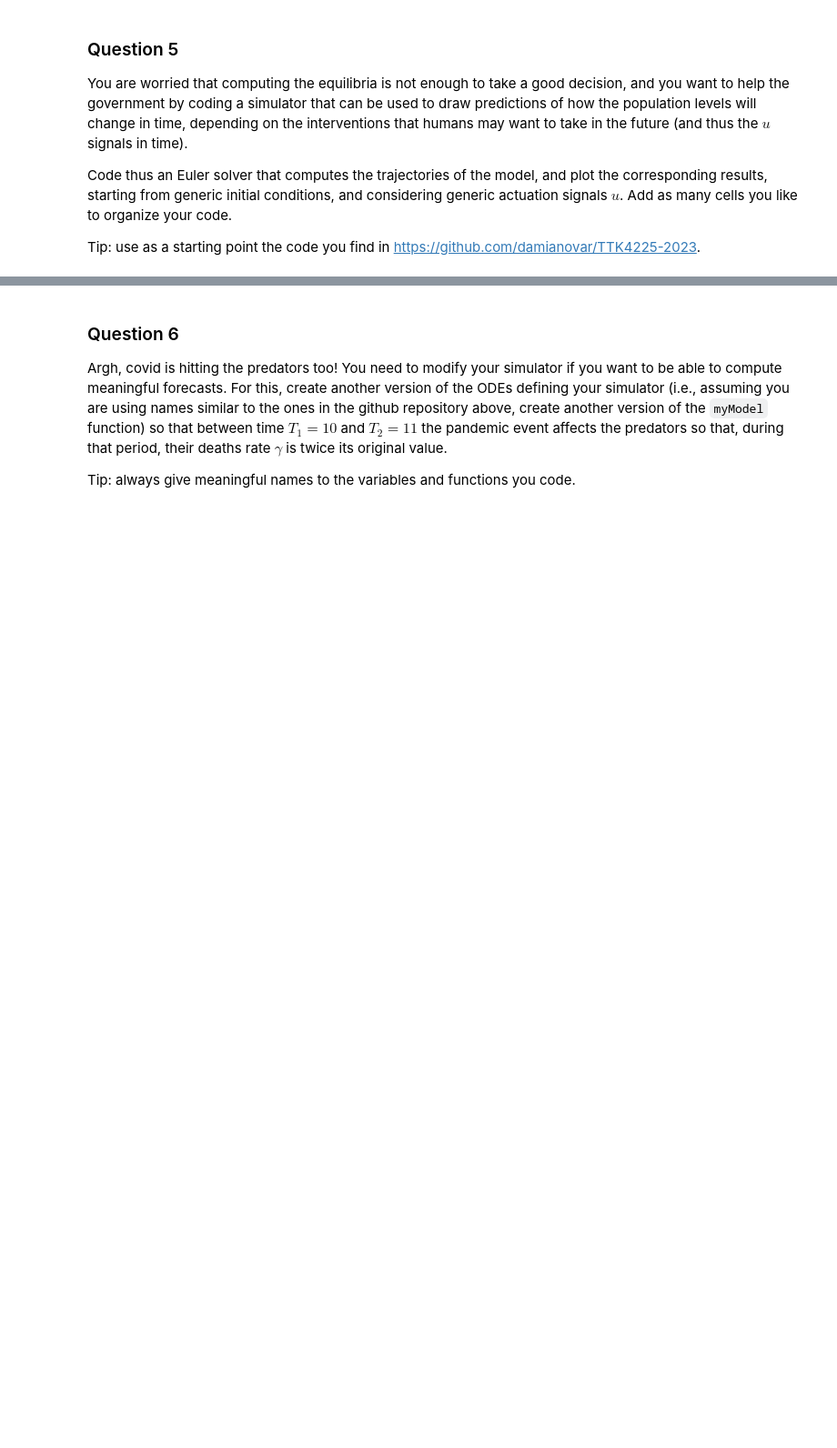
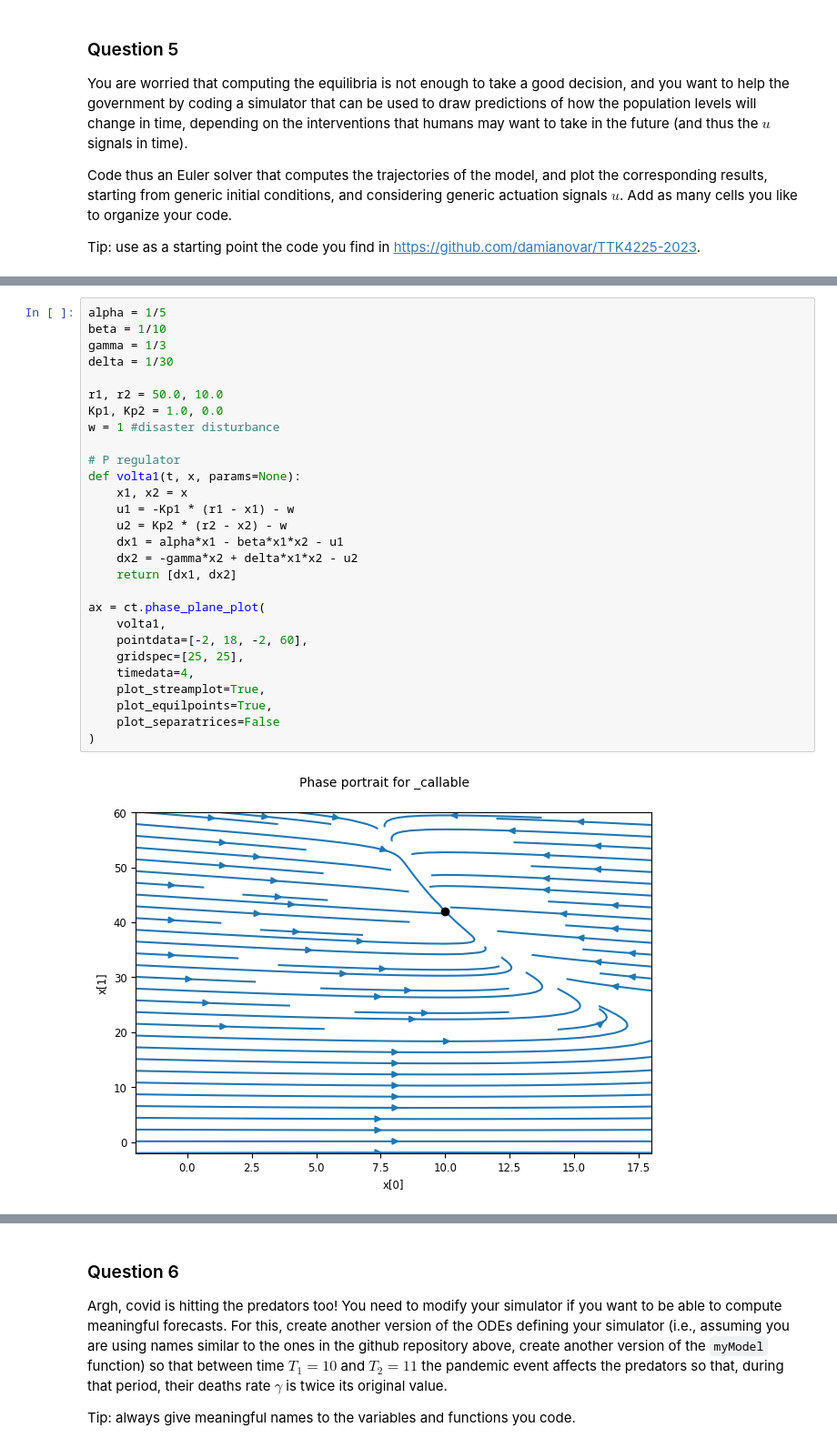
Before and after one commit to JalmaGit/TTK4225-Assignments, a Jupyter notebook: Assignment_2/TTK4225 2024 - Assignment 02.ipynb, the cells around one changed output, grey strips where cells are left out. Shown at 91% size. Drawn from its saved outputs; the diff is of its cells as text; blank space fills up the shorter version.

```diff
--- a/Assignment_2/TTK4225 2024 - Assignment 02.ipynb
+++ b/Assignment_2/TTK4225 2024 - Assignment 02.ipynb
@@ -70,0 +182,30 @@ Tip: use as a starting point the code you find in https://github.com/damianovar/
+# %%
+alpha = 1/5
+beta = 1/10
+gamma = 1/3
+delta = 1/30
+
+r1, r2 = 50.0, 10.0
+Kp1, Kp2 = 1.0, 0.0
+w = 1 #disaster disturbance
+
+# P regulator
+def volta1(t, x, params=None):
+    x1, x2 = x
+    u1 = -Kp1 * (r1 - x1) - w
+    u2 = Kp2 * (r2 - x2) - w
+    dx1 = alpha*x1 - beta*x1*x2 - u1
+    dx2 = -gamma*x2 + delta*x1*x2 - u2
+    return [dx1, dx2]
+
+ax = ct.phase_plane_plot(
+    volta1,
+    pointdata=[-2, 18, -2, 60],
+    gridspec=[25, 25],
+    timedata=4,
+    plot_streamplot=True,
+    plot_equilpoints=True,
+    plot_separatrices=False
+)
+# %% [output]
+[figure, added]
```
Also changed, not shown: parts of 8 cells of this notebook, 1 other file.
